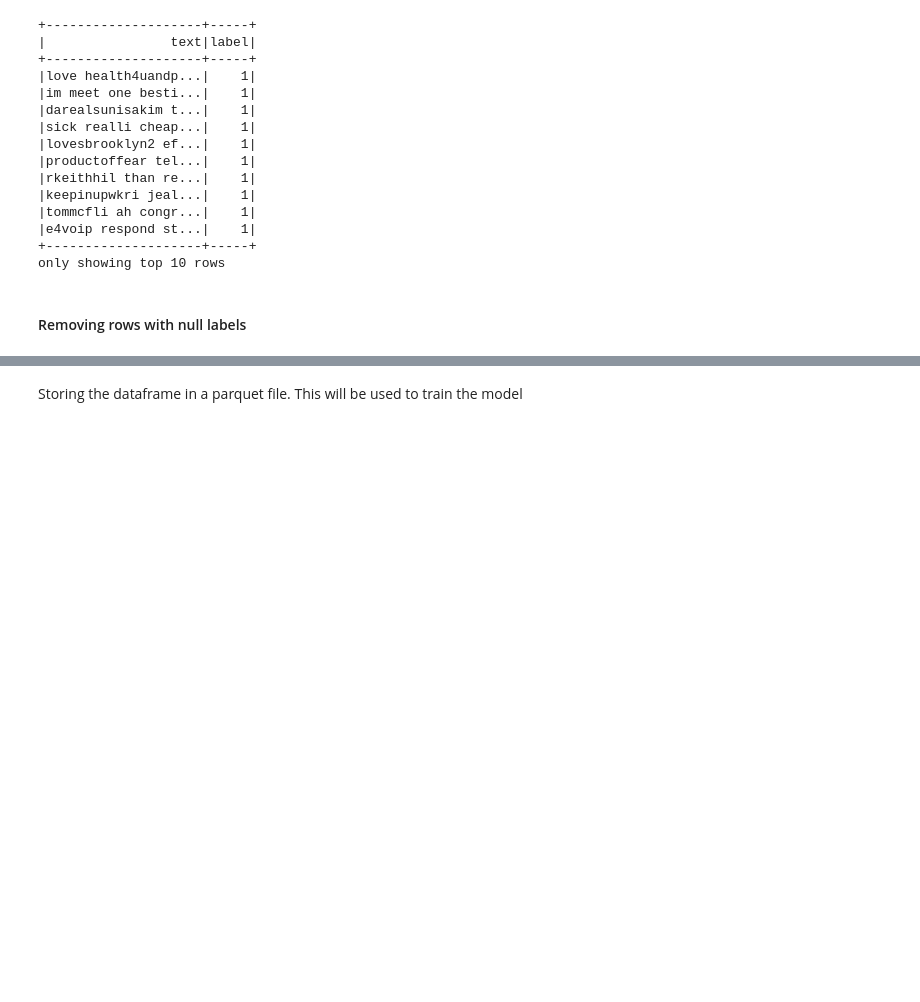
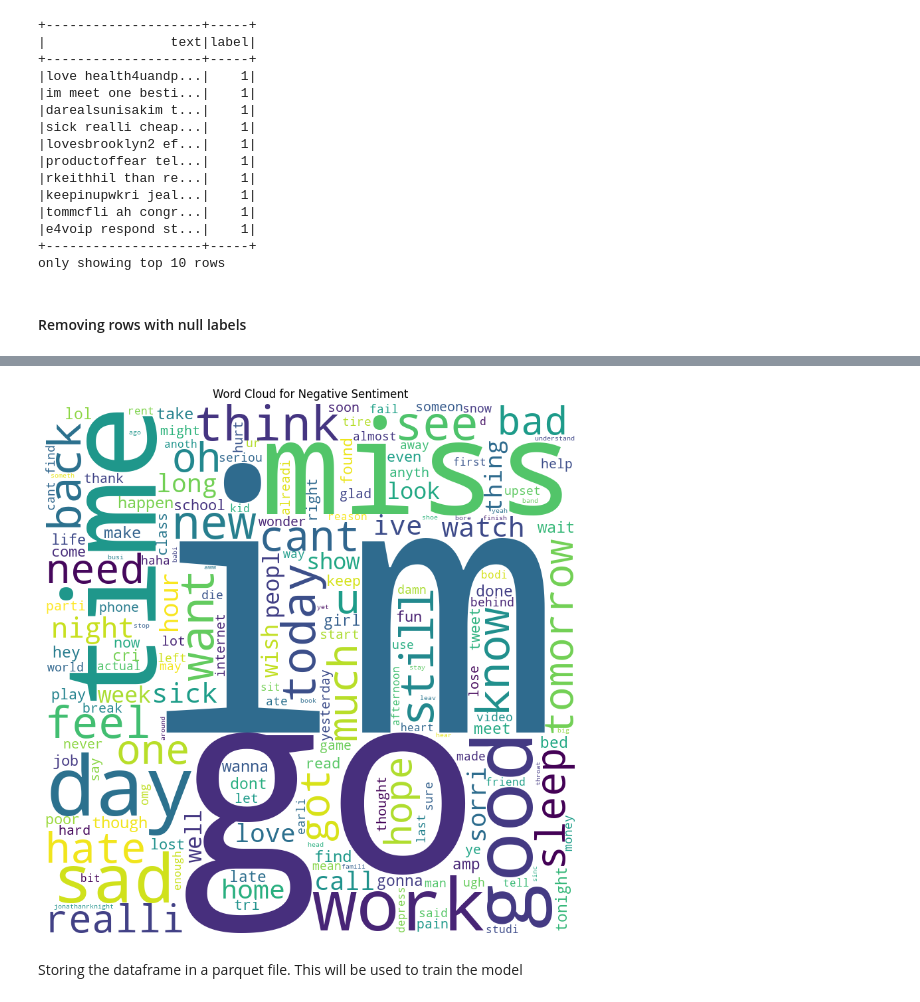
Before and after one commit to jaijoshi2712/event-success-predictor, a Jupyter notebook: code/data-preparation.ipynb, the cells around one changed output, grey strips where cells are left out. Cells and saved outputs as stored; diff of their text form; code cells hidden in the pictures; blank space fills up the shorter version.

```diff
--- a/code/data-preparation.ipynb
+++ b/code/data-preparation.ipynb
@@ -224,3 +264,13 @@ sentiment140 = sentiment140.filter(~F.col('label').isNull())
+# %%
+# Plotting the Negative Sentiment WordCloud
+plt.figure(figsize = (8, 8), facecolor = None)
+plt.imshow(wordcloud_neg)
+plt.axis("off")
+plt.tight_layout(pad = 0)
+plt.title("Word Cloud for Negative Sentiment")
+plt.show()
+# %% [output]
+[figure, added]
 # %% [markdown]
 Storing the dataframe in a parquet file. This will be used to train the model
 # %%
```
Also changed, not shown: parts of 10 cells of this notebook, 1 other file.
